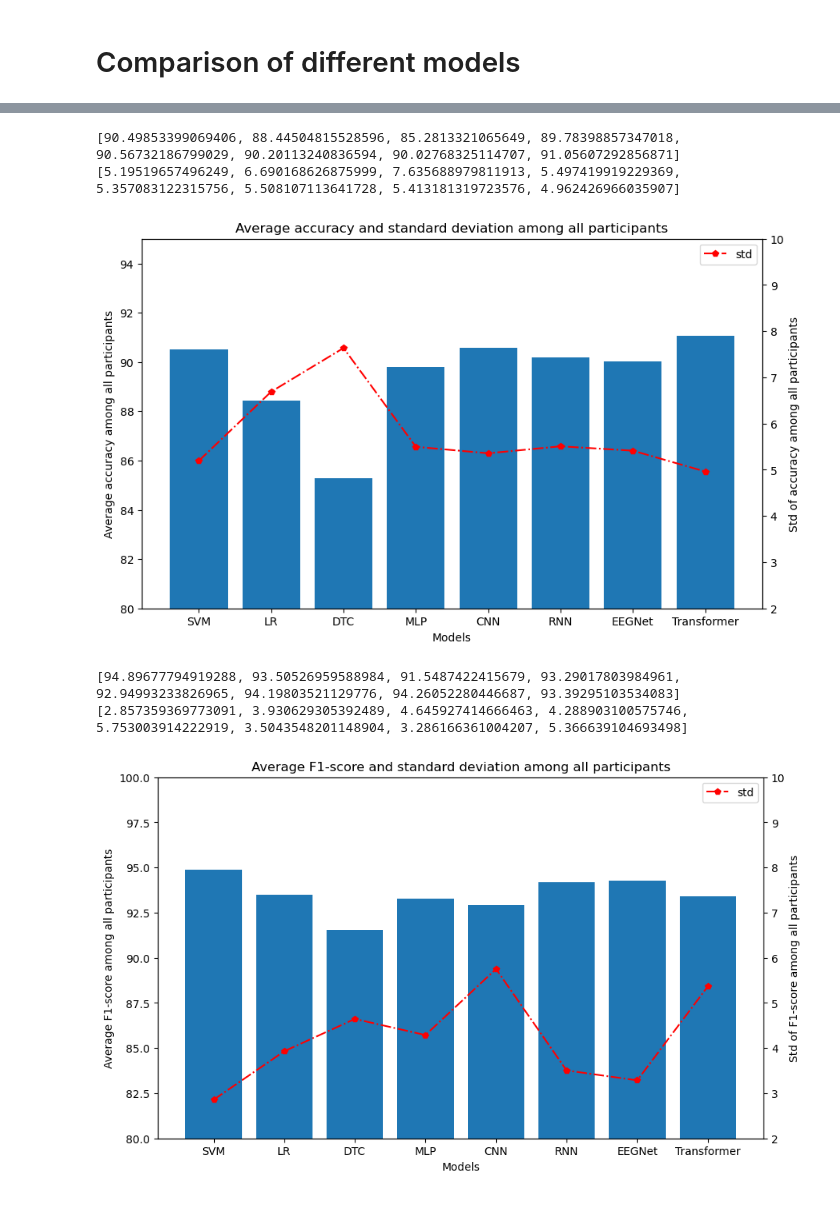
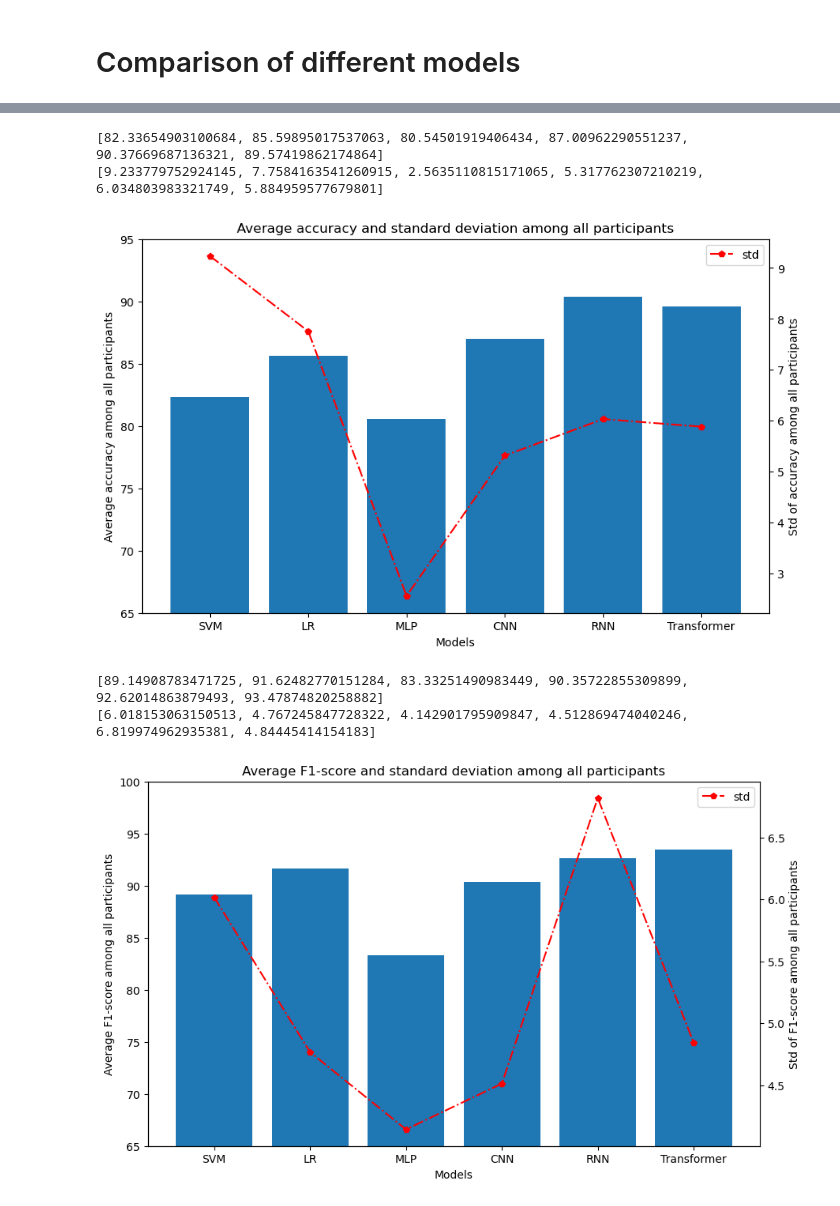
Before and after one commit to Herobrinelth/Focused-emotion-recognition-based-on-EEG-and-eye-movement-signals, a Jupyter notebook: Experiment.ipynb, the cells around one changed output, grey strips where cells are left out. Saved outputs shown, nothing was run; the diff lists cells and outputs as text; code cells hidden in the pictures.

```diff
--- a/Experiment.ipynb
+++ b/Experiment.ipynb
@@ -262,8 +210,11 @@ for path in data_list:
             traindata = np.concatenate((traindata, np.load(os.path.join(path, trainset[j]))), axis=0)
         for j in range(1, len(testset)):
             testdata = np.concatenate((testdata, np.load(os.path.join(path, testset[j]))), axis=0)
-        train_data, train_label = torch.from_numpy(traindata[:,:-1]).float(), torch.from_numpy(traindata[:,-1])
-        test_data, test_label = torch.from_numpy(testdata[:,:-1]).float(), torch.from_numpy(testdata[:,-1])
+        train_data, train_label = traindata[:,:-1], traindata[:,-1]
+        train_data, train_label = SMOTE(k_neighbors=1).fit_resample(train_data, train_label)
+        train_data, train_label = torch.from_numpy(train_data).float(), torch.from_numpy(train_label)
+        test_data, test_label = testdata[:,:-1], testdata[:,-1]
+        test_data, test_label = torch.from_numpy(test_data).float(), torch.from_numpy(test_label)
         train_set = torch.utils.data.TensorDataset(train_data, train_label)
         test_set = torch.utils.data.TensorDataset(test_data, test_label)
         train_loader = torch.utils.data.DataLoader(dataset=train_set, batch_size=64, shuffle=False, drop_last=False)
@@ -366,8 +317,11 @@ for path in data_list:
             traindata = np.concatenate((traindata, np.load(os.path.join(path, trainset[j]))), axis=0)
         for j in range(1, len(testset)):
             testdata = np.concatenate((testdata, np.load(os.path.join(path, testset[j]))), axis=0)
-        train_data, train_label = torch.from_numpy(traindata[:,:-1]).float(), torch.from_numpy(traindata[:,-1])
-        test_data, test_label = torch.from_numpy(testdata[:,:-1]).float(), torch.from_numpy(testdata[:,-1])
+        train_data, train_label = traindata[:,:-1], traindata[:,-1]
+        train_data, train_label = SMOTE(k_neighbors=1).fit_resample(train_data, train_label)
+        train_data, train_label = torch.from_numpy(train_data).float(), torch.from_numpy(train_label)
+        test_data, test_label = testdata[:,:-1], testdata[:,-1]
+        test_data, test_label = torch.from_numpy(test_data).float(), torch.from_numpy(test_label)
         train_data = train_data.reshape(train_data.shape[0], 62, 5).permute(0, 2, 1)
         test_data = test_data.reshape(test_data.shape[0], 62, 5).permute(0, 2, 1)
         # train_data = train_data.reshape(train_data.shape[0], train_data.shape[1], 1).permute(0, 2, 1)
@@ -453,8 +407,11 @@ for path in data_list:
             traindata = np.concatenate((traindata, np.load(os.path.join(path, trainset[j]))), axis=0)
         for j in range(1, len(testset)):
             testdata = np.concatenate((testdata, np.load(os.path.join(path, testset[j]))), axis=0)
-        train_data, train_label = torch.from_numpy(traindata[:,:-1]).float(), torch.from_numpy(traindata[:,-1])
-        test_data, test_label = torch.from_numpy(testdata[:,:-1]).float(), torch.from_numpy(testdata[:,-1])
+        train_data, train_label = traindata[:,:-1], traindata[:,-1]
+        train_data, train_label = SMOTE(k_neighbors=1).fit_resample(train_data, train_label)
+        train_data, train_label = torch.from_numpy(train_data).float(), torch.from_numpy(train_label)
+        test_data, test_label = testdata[:,:-1], testdata[:,-1]
+        test_data, test_label = torch.from_numpy(test_data).float(), torch.from_numpy(test_label)
         train_data = train_data.reshape(train_data.shape[0], 62, 5)
         test_data = test_data.reshape(test_data.shape[0], 62, 5)
         train_set = torch.utils.data.TensorDataset(train_data, train_label)
@@ -624,8 +492,11 @@ for path in data_list:
             traindata = np.concatenate((traindata, np.load(os.path.join(path, trainset[j]))), axis=0)
         for j in range(1, len(testset)):
             testdata = np.concatenate((testdata, np.load(os.path.join(path, testset[j]))), axis=0)
-        train_data, train_label = torch.from_numpy(traindata[:,:-1]).float(), torch.from_numpy(traindata[:,-1])
-        test_data, test_label = torch.from_numpy(testdata[:,:-1]).float(), torch.from_numpy(testdata[:,-1])
+        train_data, train_label = traindata[:,:-1], traindata[:,-1]
+        train_data, train_label = SMOTE(k_neighbors=1).fit_resample(train_data, train_label)
+        train_data, train_label = torch.from_numpy(train_data).float(), torch.from_numpy(train_label)
+        test_data, test_label = testdata[:,:-1], testdata[:,-1]
+        test_data, test_label = torch.from_numpy(test_data).float(), torch.from_numpy(test_label)
         train_data = train_data.reshape(train_data.shape[0], 62, 5)
         test_data = test_data.reshape(test_data.shape[0], 62, 5)
         train_set = torch.utils.data.TensorDataset(train_data, train_label)
@@ -635,7 +506,7 @@ for path in data_list:
         net = define_model(0).to(device)
         criterion = nn.CrossEntropyLoss()
         optimizer = optim.Adam(net.parameters(), lr=0.0005, betas=(0.9, 0.8))
-        epoches = 15
+        epoches = 20
         for epoch in range(epoches):
             if epoch > 10:
                 optimizer = optim.Adam(net.parameters(), lr=0.0001, betas=(0.9, 0.8))
@@ -717,48 +584,48 @@ plt.show()
 # %%
-average = [np.mean(acc_tests_SVM), np.mean(acc_tests_LR), np.mean(acc_tests_DTC),
-           np.mean(acc_tests_MLP), np.mean(acc_tests_CNN), np.mean(acc_tests_RNN), np.mean(acc_tests_EEGNet), np.mean(acc_tests_Transformer)]
-std = [np.std(acc_tests_SVM), np.std(acc_tests_LR), np.std(acc_tests_DTC),
-       np.std(acc_tests_MLP), np.std(acc_tests_CNN), np.std(acc_tests_RNN), np.std(acc_tests_EEGNet), np.std(acc_tests_Transformer)]
-models = ['SVM','LR','DTC','MLP','CNN','RNN','EEGNet','Transformer']
+average = [np.mean(acc_tests_SVM), np.mean(acc_tests_LR), np.mean(acc_tests_MLP),
+           np.mean(acc_tests_CNN), np.mean(acc_tests_RNN), np.mean(acc_tests_Transformer)]
+std = [np.std(acc_tests_SVM), np.std(acc_tests_LR), np.std(acc_tests_MLP),
+       np.std(acc_tests_CNN), np.std(acc_tests_RNN), np.std(acc_tests_Transformer)]
+models = ['SVM','LR','MLP','CNN','RNN','Transformer']
 print(average)
 print(std)
 fig, ax1 = plt.subplots(figsize = (10,6))
 ax1.bar(models, average)
 ax1.set_xlabel('Models')
 ax1.set_ylabel('Average accuracy among all participants')
-ax1.set_ybound(80, 95)
+ax1.set_ybound(65, 95)
 ax2 = ax1.twinx()
 ax2.plot(models, std, '-.p', color = 'red')
 ax2.set_ylabel('Std of accuracy among all participants')
-ax2.set_ybound(2.0, 10.0)
+# ax2.set_ybound(2.0, 10.0)
 plt.title("Average accuracy and standard deviation among all participants")
 plt.legend(['std'])
 fig.show()
 # %% [output]
-[90.49853399069406, 88.44504815528596, 85.2813321065649, 89.78398857347018, 90.56732186799029, 90.20113240836594, 90.02768325114707, 91.05607292856871]
-[5.19519657496249, 6.690168626875999, 7.635688979811913, 5.497419919229369, 5.357083122315756, 5.508107113641728, 5.413181319723576, 4.962426966035907]
+[82.33654903100684, 85.59895017537063, 80.54501919406434, 87.00962290551237, 90.37669687136321, 89.57419862174864]
+[9.233779752924145, 7.7584163541260915, 2.5635110815171065, 5.317762307210219, 6.034803983321749, 5.884959577679801]
-[figure, old version]
+[figure, new version]
 # %%
-average = [np.mean(f1_tests_SVM), np.mean(f1_tests_LR), np.mean(f1_tests_DTC),
-           np.mean(f1_tests_MLP), np.mean(f1_tests_CNN), np.mean(f1_tests_RNN), np.mean(f1_tests_EEGNet), np.mean(f1_tests_Transformer)]
-std = [np.std(f1_tests_SVM), np.std(f1_tests_LR), np.std(f1_tests_DTC),
-       np.std(f1_tests_MLP), np.std(f1_tests_CNN), np.std(f1_tests_RNN), np.std(f1_tests_EEGNet), np.std(f1_tests_Transformer)]
-models = ['SVM','LR','DTC','MLP','CNN','RNN','EEGNet','Transformer']
+average = [np.mean(f1_tests_SVM), np.mean(f1_tests_LR), np.mean(f1_tests_MLP),
+           np.mean(f1_tests_CNN), np.mean(f1_tests_RNN), np.mean(f1_tests_Transformer)]
+std = [np.std(f1_tests_SVM), np.std(f1_tests_LR), np.std(f1_tests_MLP),
+       np.std(f1_tests_CNN), np.std(f1_tests_RNN), np.std(f1_tests_Transformer)]
+models = ['SVM','LR','MLP','CNN','RNN','Transformer']
 print(average)
 print(std)
 fig, ax1 = plt.subplots(figsize = (10,6))
 ax1.bar(models, average)
 ax1.set_xlabel('Models')
 ax1.set_ylabel('Average F1-score among all participants')
-ax1.set_ybound(80, 100)
+ax1.set_ybound(65, 100)
 ax2 = ax1.twinx()
 ax2.plot(models, std, '-.p', color = 'red')
 ax2.set_ylabel('Std of F1-score among all participants')
-ax2.set_ybound(2.0, 10.0)
+# ax2.set_ybound(2.0, 10.0)
 plt.title("Average F1-score and standard deviation among all participants")
 plt.legend(['std'])
 fig.show()
 # %% [output]
-[94.89677794919288, 93.50526959588984, 91.5487422415679, 93.29017803984961, 92.94993233826965, 94.19803521129776, 94.26052280446687, 93.39295103534083]
-[2.857359369773091, 3.930629305392489, 4.645927414666463, 4.288903100575746, 5.753003914222919, 3.5043548201148904, 3.286166361004207, 5.366639104693498]
+[89.14908783471725, 91.62482770151284, 83.33251490983449, 90.35722855309899, 92.62014863879493, 93.47874820258882]
+[6.018153063150513, 4.767245847728322, 4.142901795909847, 4.512869474040246, 6.819974962935381, 4.84445414154183]
-[figure, old version]
+[figure, new version]
```
Also changed, not shown: parts of 15 cells of this notebook, 1 other file.
